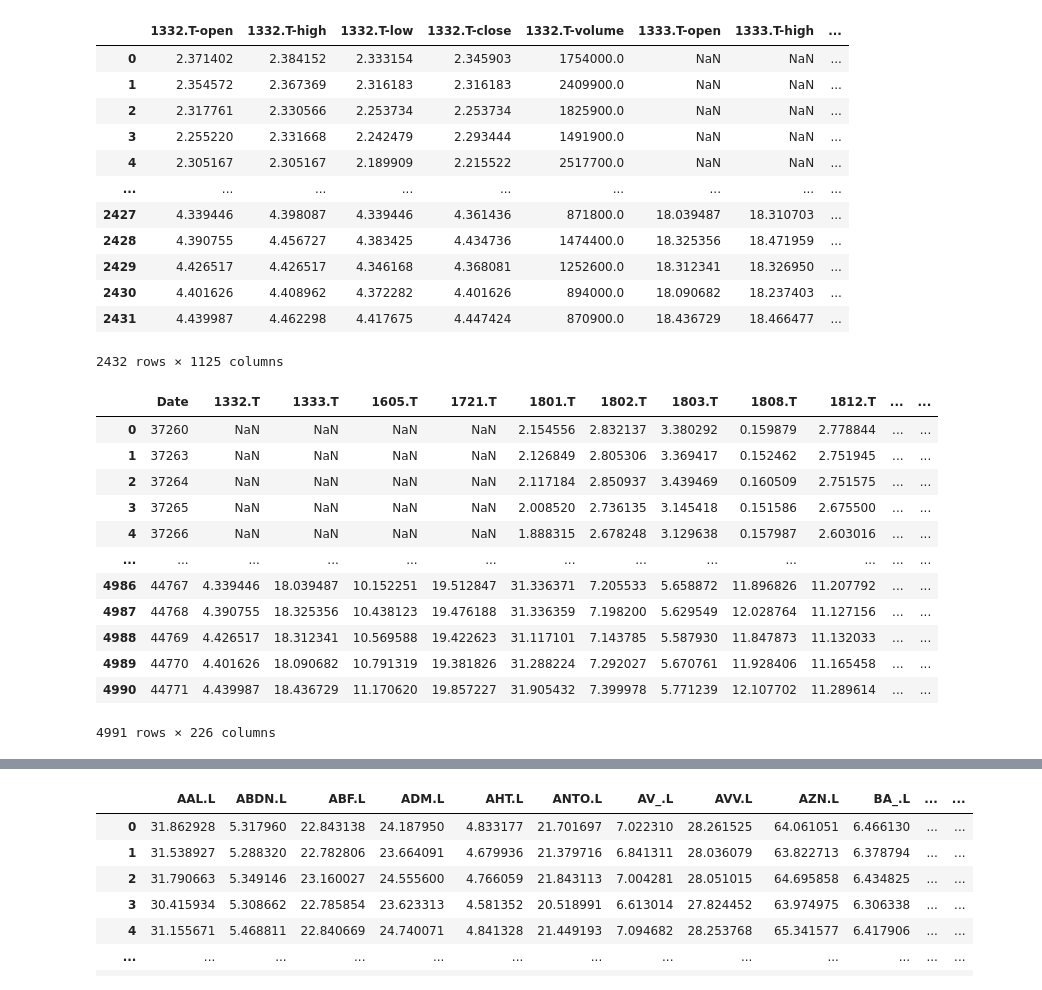
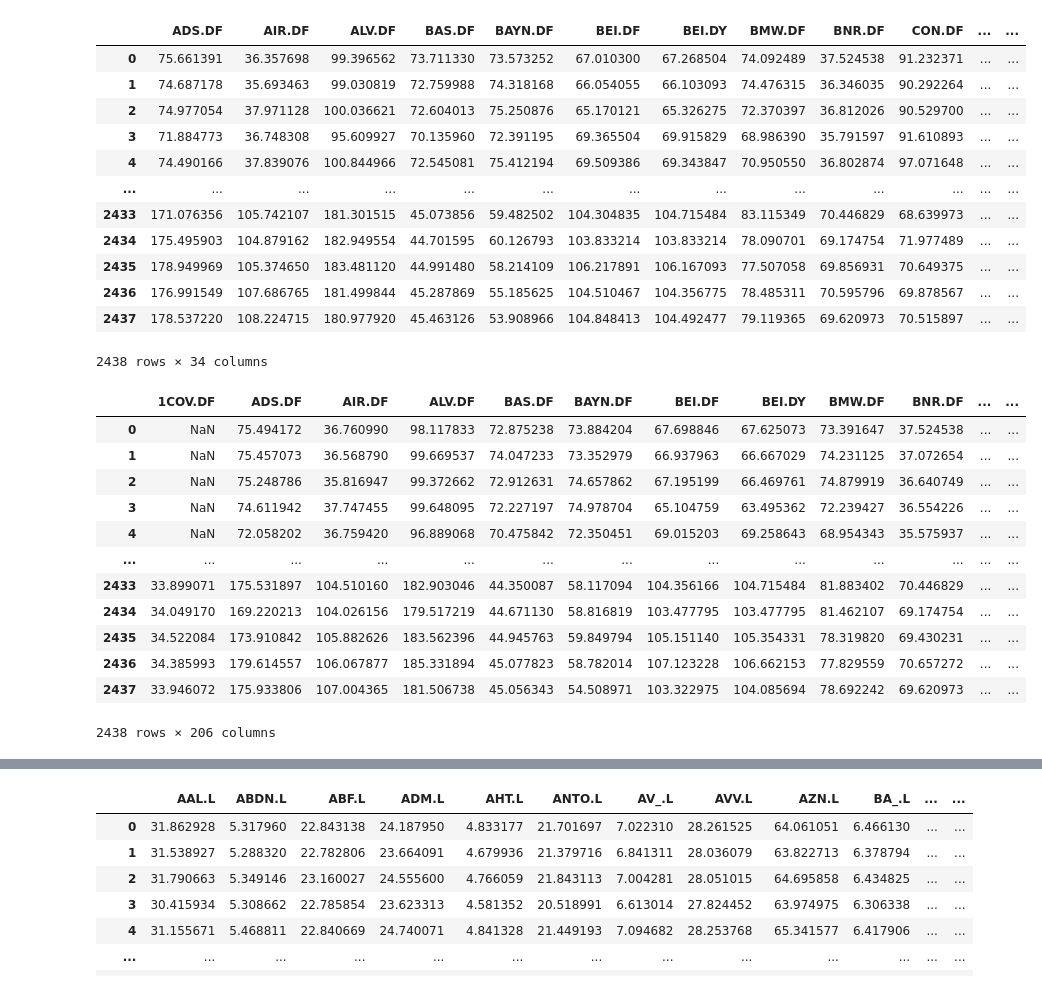
Before and after one commit to HarryBlaine/PPO-PM, a Jupyter notebook: new_dataprocess.ipynb, the cells around one changed output, grey strips where cells are left out. Drawn from its saved outputs; the diff is of its cells as text; code cells hidden in the pictures.

```diff
--- a/new_dataprocess.ipynb
+++ b/new_dataprocess.ipynb
@@ -3,36 +3,36 @@ import datetime as dt
 import pandas as pd
 import numpy as np
 # %%
-Stock_Price = pd.read_csv('./Stock Market/NIKKEI.csv')
+Stock_Price = pd.read_excel('./new_data/DAX_close.xlsx')
 Stock_Price
 # %% [output]
-|  | 1332.T-open | 1332.T-high | 1332.T-low | 1332.T-close | 1332.T-volume | 1333.T-open | 1333.T-high | ... |
-| 0 | 2.371402 | 2.384152 | 2.333154 | 2.345903 | 1754000.0 | NaN | NaN | ... |
-| 1 | 2.354572 | 2.367369 | 2.316183 | 2.316183 | 2409900.0 | NaN | NaN | ... |
-| 2 | 2.317761 | 2.330566 | 2.253734 | 2.253734 | 1825900.0 | NaN | NaN | ... |
-| 3 | 2.255220 | 2.331668 | 2.242479 | 2.293444 | 1491900.0 | NaN | NaN | ... |
-| 4 | 2.305167 | 2.305167 | 2.189909 | 2.215522 | 2517700.0 | NaN | NaN | ... |
-| ... | ... | ... | ... | ... | ... | ... | ... | ... |
-| 2427 | 4.339446 | 4.398087 | 4.339446 | 4.361436 | 871800.0 | 18.039487 | 18.310703 | ... |
-| 2428 | 4.390755 | 4.456727 | 4.383425 | 4.434736 | 1474400.0 | 18.325356 | 18.471959 | ... |
-| 2429 | 4.426517 | 4.426517 | 4.346168 | 4.368081 | 1252600.0 | 18.312341 | 18.326950 | ... |
-| 2430 | 4.401626 | 4.408962 | 4.372282 | 4.401626 | 894000.0 | 18.090682 | 18.237403 | ... |
-| 2431 | 4.439987 | 4.462298 | 4.417675 | 4.447424 | 870900.0 | 18.436729 | 18.466477 | ... |
+|  | ADS.DF | AIR.DF | ALV.DF | BAS.DF | BAYN.DF | BEI.DF | BEI.DY | BMW.DF | BNR.DF | CON.DF | ... | ... |
+| 0 | 75.661391 | 36.357698 | 99.396562 | 73.711330 | 73.573252 | 67.010300 | 67.268504 | 74.092489 | 37.524538 | 91.232371 | ... | ... |
+| 1 | 74.687178 | 35.693463 | 99.030819 | 72.759988 | 74.318168 | 66.054055 | 66.103093 | 74.476315 | 36.346035 | 90.292264 | ... | ... |
+| 2 | 74.977054 | 37.971128 | 100.036621 | 72.604013 | 75.250876 | 65.170121 | 65.326275 | 72.370397 | 36.812026 | 90.529700 | ... | ... |
+| 3 | 71.884773 | 36.748308 | 95.609927 | 70.135960 | 72.391195 | 69.365504 | 69.915829 | 68.986390 | 35.791597 | 91.610893 | ... | ... |
+| 4 | 74.490166 | 37.839076 | 100.844966 | 72.545081 | 75.412194 | 69.509386 | 69.343847 | 70.950550 | 36.802874 | 97.071648 | ... | ... |
+| ... | ... | ... | ... | ... | ... | ... | ... | ... | ... | ... | ... | ... |
+| 2433 | 171.076356 | 105.742107 | 181.301515 | 45.073856 | 59.482502 | 104.304835 | 104.715484 | 83.115349 | 70.446829 | 68.639973 | ... | ... |
+| 2434 | 175.495903 | 104.879162 | 182.949554 | 44.701595 | 60.126793 | 103.833214 | 103.833214 | 78.090701 | 69.174754 | 71.977489 | ... | ... |
+| 2435 | 178.949969 | 105.374650 | 183.481120 | 44.991480 | 58.214109 | 106.217891 | 106.167093 | 77.507058 | 69.856931 | 70.649375 | ... | ... |
+| 2436 | 176.991549 | 107.686765 | 181.499844 | 45.287869 | 55.185625 | 104.510467 | 104.356775 | 78.485311 | 70.595796 | 69.878567 | ... | ... |
+| 2437 | 178.537220 | 108.224715 | 180.977920 | 45.463126 | 53.908966 | 104.848413 | 104.492477 | 79.119365 | 69.620973 | 70.515897 | ... | ... |
-2432 rows × 1125 columns
+2438 rows × 34 columns
 # %%
-open = pd.read_excel('./Stock Market/NIKKEI open.xlsx')
+open = pd.read_excel('./new_data/DAX-30_dollar.xlsx')
 open
 # %% [output]
-|  | Date | 1332.T | 1333.T | 1605.T | 1721.T | 1801.T | 1802.T | 1803.T | 1808.T | 1812.T | ... | ... |
-| 0 | 37260 | NaN | NaN | NaN | NaN | 2.154556 | 2.832137 | 3.380292 | 0.159879 | 2.778844 | ... | ... |
-| 1 | 37263 | NaN | NaN | NaN | NaN | 2.126849 | 2.805306 | 3.369417 | 0.152462 | 2.751945 | ... | ... |
-| 2 | 37264 | NaN | NaN | NaN | NaN | 2.117184 | 2.850937 | 3.439469 | 0.160509 | 2.751575 | ... | ... |
-| 3 | 37265 | NaN | NaN | NaN | NaN | 2.008520 | 2.736135 | 3.145418 | 0.151586 | 2.675500 | ... | ... |
-| 4 | 37266 | NaN | NaN | NaN | NaN | 1.888315 | 2.678248 | 3.129638 | 0.157987 | 2.603016 | ... | ... |
+|  | 1COV.DF | ADS.DF | AIR.DF | ALV.DF | BAS.DF | BAYN.DF | BEI.DF | BEI.DY | BMW.DF | BNR.DF | ... | ... |
+| 0 | NaN | 75.494172 | 36.760990 | 98.117833 | 72.875238 | 73.884204 | 67.698846 | 67.625073 | 73.391647 | 37.524538 | ... | ... |
+| 1 | NaN | 75.457073 | 36.568790 | 99.669537 | 74.047233 | 73.352979 | 66.937963 | 66.667029 | 74.231125 | 37.072654 | ... | ... |
+| 2 | NaN | 75.248786 | 35.816947 | 99.372662 | 72.912631 | 74.657862 | 67.195199 | 66.469761 | 74.879919 | 36.640749 | ... | ... |
+| 3 | NaN | 74.611942 | 37.747455 | 99.648095 | 72.227197 | 74.978704 | 65.104759 | 63.495362 | 72.239427 | 36.554226 | ... | ... |
+| 4 | NaN | 72.058202 | 36.759420 | 96.889068 | 70.475842 | 72.350451 | 69.015203 | 69.258643 | 68.954343 | 35.575937 | ... | ... |
 | ... | ... | ... | ... | ... | ... | ... | ... | ... | ... | ... | ... | ... |
-| 4986 | 44767 | 4.339446 | 18.039487 | 10.152251 | 19.512847 | 31.336371 | 7.205533 | 5.658872 | 11.896826 | 11.207792 | ... | ... |
-| 4987 | 44768 | 4.390755 | 18.325356 | 10.438123 | 19.476188 | 31.336359 | 7.198200 | 5.629549 | 12.028764 | 11.127156 | ... | ... |
-| 4988 | 44769 | 4.426517 | 18.312341 | 10.569588 | 19.422623 | 31.117101 | 7.143785 | 5.587930 | 11.847873 | 11.132033 | ... | ... |
-| 4989 | 44770 | 4.401626 | 18.090682 | 10.791319 | 19.381826 | 31.288224 | 7.292027 | 5.670761 | 11.928406 | 11.165458 | ... | ... |
-| 4990 | 44771 | 4.439987 | 18.436729 | 11.170620 | 19.857227 | 31.905432 | 7.399978 | 5.771239 | 12.107702 | 11.289614 | ... | ... |
+| 2433 | 33.899071 | 175.531897 | 104.510160 | 182.903046 | 44.350087 | 58.117094 | 104.356166 | 104.715484 | 81.883402 | 70.446829 | ... | ... |
+| 2434 | 34.049170 | 169.220213 | 104.026156 | 179.517219 | 44.671130 | 58.816819 | 103.477795 | 103.477795 | 81.462107 | 69.174754 | ... | ... |
+| 2435 | 34.522084 | 173.910842 | 105.882626 | 183.562396 | 44.945763 | 59.849794 | 105.151140 | 105.354331 | 78.319820 | 69.430231 | ... | ... |
+| 2436 | 34.385993 | 179.614557 | 106.067877 | 185.331894 | 45.077823 | 58.782014 | 107.123228 | 106.662153 | 77.829559 | 70.657272 | ... | ... |
+| 2437 | 33.946072 | 175.933806 | 107.004365 | 181.506738 | 45.056343 | 54.508971 | 103.322975 | 104.085694 | 78.692242 | 69.620973 | ... | ... |
-4991 rows × 226 columns
+2438 rows × 206 columns
```
Also changed, not shown: parts of 8 cells of this notebook, 35 other files.
